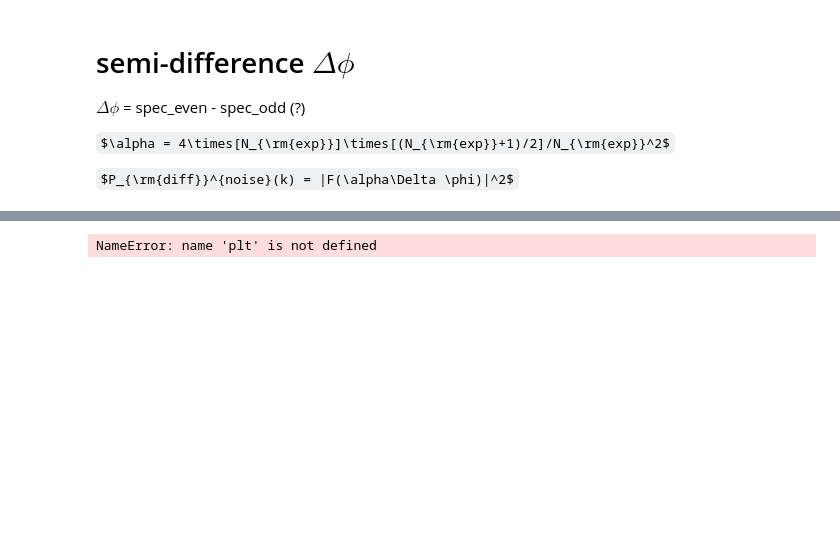
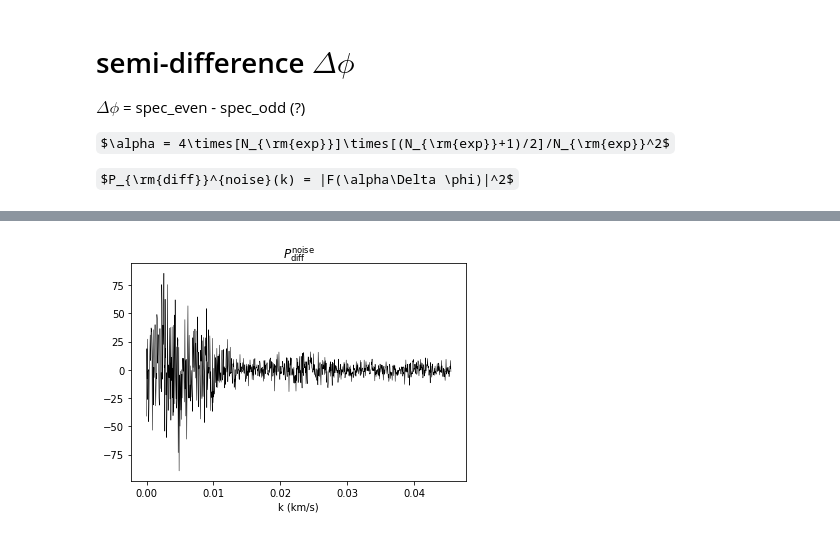
Before and after one commit to LittleLin1999/LYA-BAO, a Jupyter notebook: noise_spec.ipynb, the cells around one changed output, grey strips where cells are left out. Saved outputs shown, nothing was run; the diff lists cells and outputs as text; code cells hidden in the pictures; some formulas as TeX source; blank space fills up the shorter version.

```diff
--- a/noise_spec.ipynb
+++ b/noise_spec.ipynb
@@ -89,7 +87,7 @@ NameError: name 'asemi' is not defined
 # %%
-plt.plot(kk,pn)
-plt.xlable('k (km/s)')
+plt.plot(kk,pn,lw=0.5,c='k')
+plt.xlabel('k (km/s)')
 plt.title(r'$P^{\rm{noise}}_{\rm{diff}}$')
 plt.show()
 # %% [output]
-NameError: name 'plt' is not defined
+[figure, added]
```
Also changed, not shown: parts of 1 cell of this notebook.
